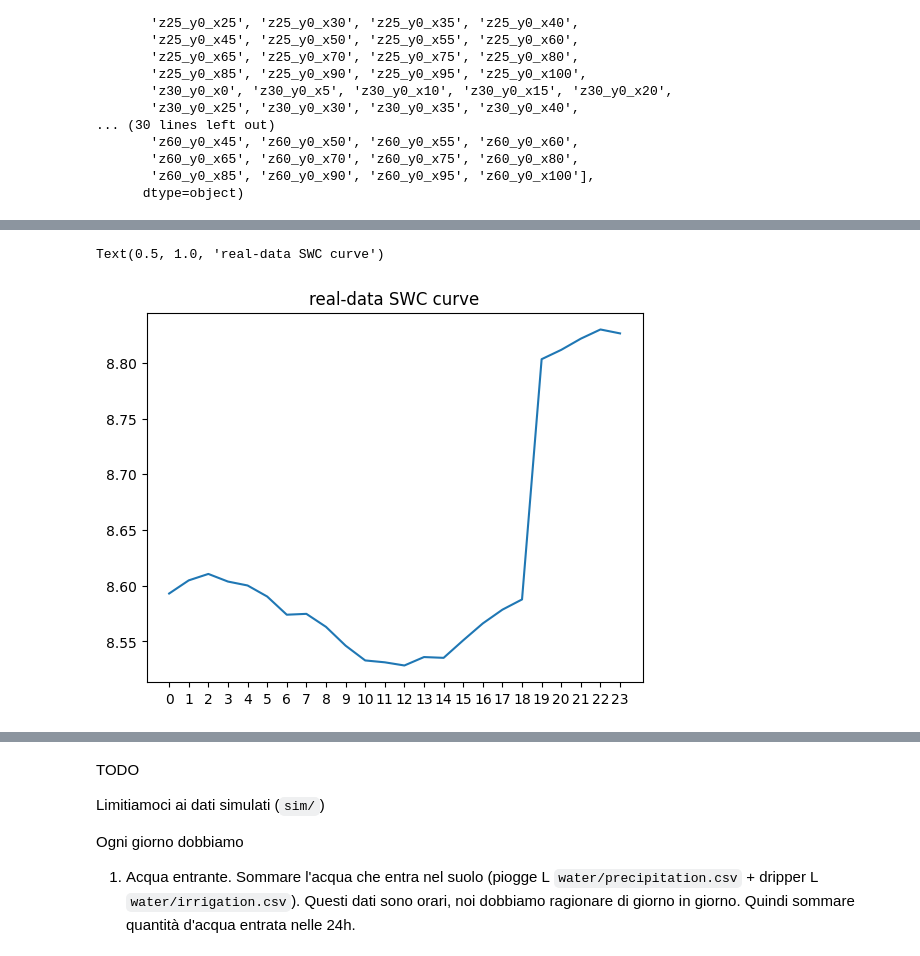
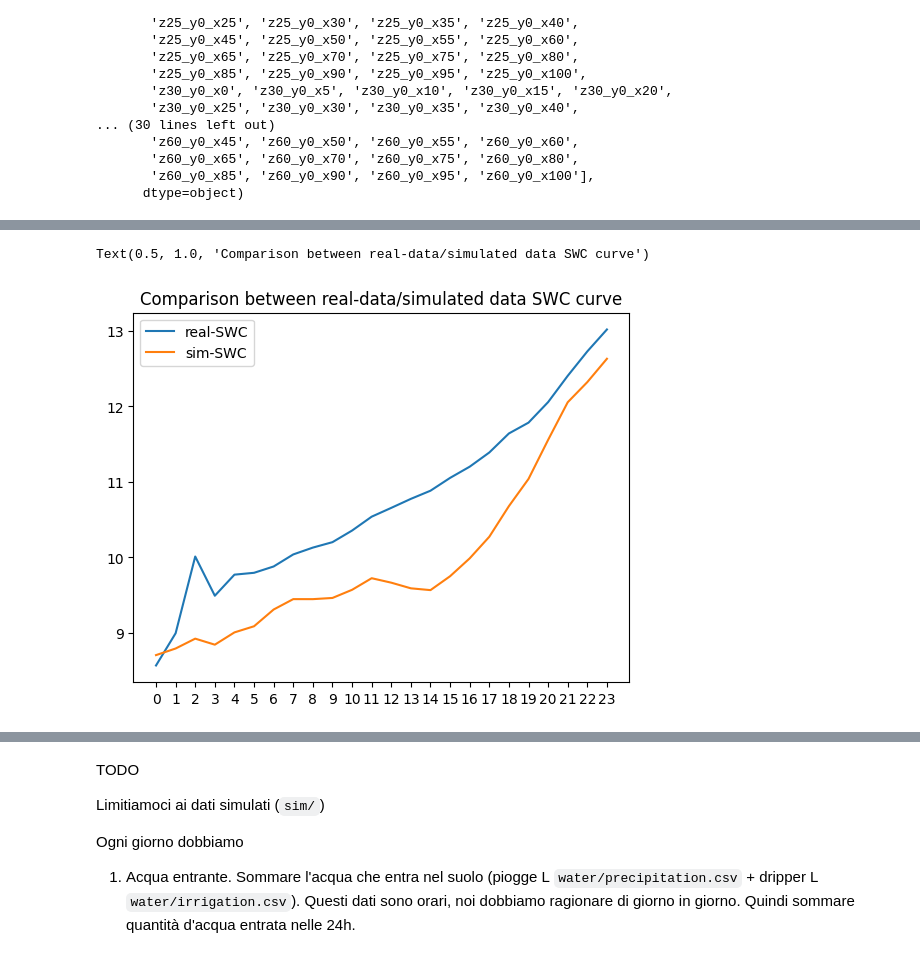
Before and after one commit to josephgiovanelli/et0_calculation, a Jupyter notebook: notebook.ipynb, the cells around one changed output, grey strips where cells are left out. Drawn from its saved outputs; the diff is of its cells as text; code cells hidden in the pictures.

Commit message:
Fixed chart & added SWC-based-deficit

```diff
--- a/notebook.ipynb
+++ b/notebook.ipynb
@@ -83,7 +88,9 @@ array(['z20_y0_x0', 'z20_y0_x5', 'z20_y0_x10', 'z20_y0_x15', 'z20_y0_x20',
 ir = pd.read_csv('/home/data/water/irrigation.csv')
 pr = pd.read_csv('/home/data/water/precipitation.csv')
 et = pd.read_csv('/home/data/et0/penman_monteith.csv')
-sm = pd.read_csv('/home/data/sim/water_content.csv')
+
+sim_soil_moisture = pd.read_csv('/home/data/sim/water_content.csv')
+real_soil_moisture = pd.read_csv('/home/data/interp_obs/water_content.csv')
 # %%
 # naive utils to extract days from timestamp
 
@@ -146,9 +120,10 @@ sm = sm.groupby(sm['day'], as_index=False).mean()
 soil_density = 1.3
 soil_volume = 30
 
-#Daily avg soil moisture by averaging every daily sensor value * soil density * soil volume
+#Daily avg soil moisture for every sensor
+sim_wc = set_days(sim_soil_moisture,'timestamp','day').drop(columns=['timestamp'],axis=1).groupby(sim_soil_moisture['day'], as_index=False).mean()
+real_wc = set_days(real_soil_moisture,'timestamp','day').drop(columns=['timestamp'],axis=1).groupby(real_soil_moisture['day'], as_index=False).mean()
 
-sim_wc = pd.DataFrame(sm.mean(axis=1).apply(lambda x: x*soil_density*soil_volume),columns=['SWC']).reset_index(names="day")
-
-
-sim_wc
+#Daily average soil water content on real and simulated data
+real_wc = pd.DataFrame(real_wc.mean(axis=1).apply(lambda x: x*soil_density*soil_volume),columns=['SWC']).reset_index(names="day")
+sim_wc = pd.DataFrame(sim_wc.mean(axis=1).apply(lambda x: x*soil_density*soil_volume),columns=['SWC']).reset_index(names="day")
@@ -173,14 +129,0 @@ sim_wc
-# %%
-#Same application, real datas
-
-#Daily avg soil moisture by averaging every daily sensor value * soil density * soil volume
-
-real_wc = pd.read_csv('/home/data/interp_obs/water_content.csv')
-real_wc = set_days(real_wc,'timestamp','day')
-real_wc = real_wc.drop(columns=['timestamp'],axis=1)
-real_wc = real_wc.groupby(sm['day'], as_index=False).mean()
-
-real_wc = pd.DataFrame(real_wc.mean(axis=1).apply(lambda x: x*soil_density*soil_volume),columns=['SWC']).reset_index(names="day")
-
-
-real_wc
@@ -223,8 +158,10 @@ Text(0.5, 1.0, "Real sensor's curve")
 # %%
 plt.xticks(range(len(real_wc.index)))
 plt.plot(real_wc['day'].index, real_wc['SWC'], label='real-SWC')
+plt.plot(sim_wc['day'].index, sim_wc['SWC'], label='sim-SWC')
 plt.plot()
-plt.title('real-data SWC curve')
+plt.legend(loc='best')
+plt.title('Comparison between real-data/simulated data SWC curve')
 # %% [output]
-Text(0.5, 1.0, 'real-data SWC curve')
+Text(0.5, 1.0, 'Comparison between real-data/simulated data SWC curve')
-[figure, old version]
+[figure, new version]
```
Also changed, not shown: parts of 9 cells of this notebook.
